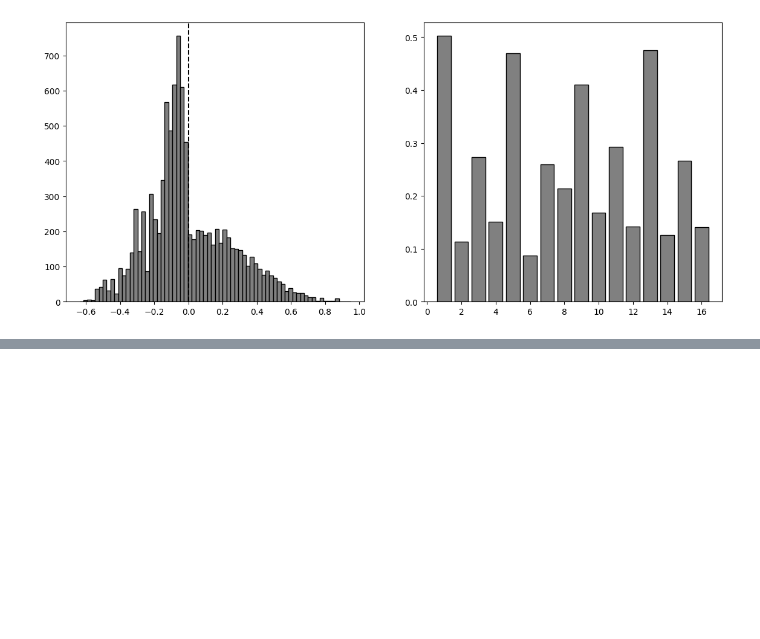
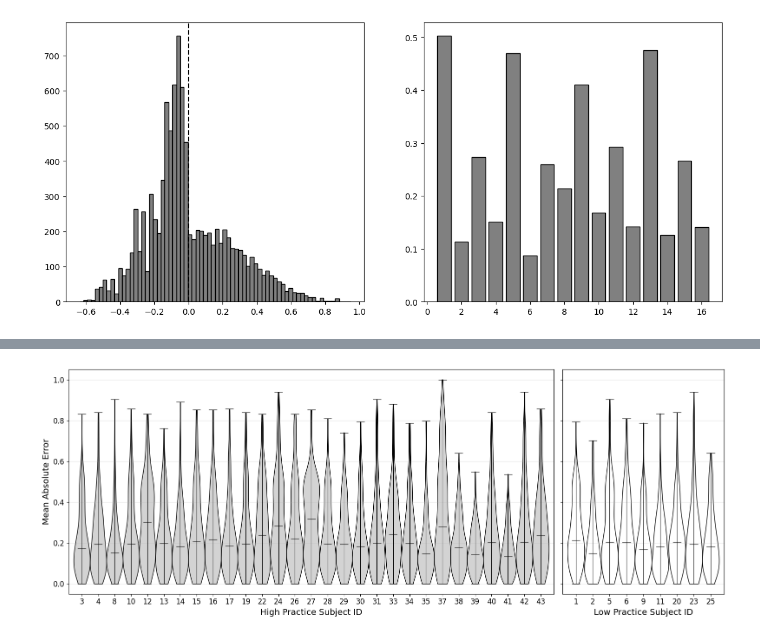
Before and after one commit to peter-clark/investigating-human-tapping-behavior-polyphonic-rhythms, a Jupyter notebook: 6-Tapping_Rhythmic_Contour_of_Polyphonic_Rhythms.ipynb, the cells around one changed output, grey strips where cells are left out. Cells and saved outputs as stored; diff of their text form; code cells hidden in the pictures; blank space fills up the shorter version.

```diff
--- a/6-Tapping_Rhythmic_Contour_of_Polyphonic_Rhythms.ipynb
+++ b/6-Tapping_Rhythmic_Contour_of_Polyphonic_Rhythms.ipynb
@@ -579,0 +729,18 @@ plt.show()
+# %%
+subj_nomusic=[]
+nomusic_idx=[]
+subj_music=[]
+music_idx=[]
+questions=["play_music", "study_music", "perform", "interaction"]
+data=[music_data[idx] for idx in clean_subject_indicies]
+for i in range(len(data)):
+    if float(data[i][0])<3.1:
+        subj_nomusic.append(i)
+        nomusic_idx.append(clean_subject_indicies[i])
+    else:
+        subj_music.append(i)
+        music_idx.append(clean_subject_indicies[i])
+print(f" {len(subj_music)} {len(subj_nomusic)}")
+print(f"{len(subj_nomusic)/n_subjects:.2f}")
+print(f"{outliers} {subj_nomusic}")
+print(nomusic_idx)
@@ -579,0 +752,76 @@ plt.show()
+# %%
+fig,(ax, ax1)=plt.subplots(1,2, figsize=(16,6),sharey=True, gridspec_kw={'width_ratios': [3, 1]})
+
+n=0
+music = []
+nomusic = []
+for i in subj_music:
+    tmp = tap_data_clean[i]
+    v = tmp[ordered_index].ravel()
+    _v = np.abs(mtfp.ravel()-v)
+    #_v = v[v>0.05]
+    violin = ax.violinplot([_v],positions=[n+1], showmedians=True, widths=1.0, vert=True)
+    n+=1
+    for v in violin['bodies']:
+        v.set_facecolor('lightgrey')
+        v.set_edgecolor('black')
+        v.set_linewidth(1)
+        v.set_alpha(1)
+    for partname in ('cbars','cmins','cmaxes','cmedians'):
+        violin[partname].set_edgecolor('black')
+        violin[partname].set_linewidth(0.8)
+        violin[partname].set_alpha(1)
+    music.append(_v)
+
+n=0
+for j in subj_nomusic:
+    tmp = tap_data_clean[j]
+    v = tmp[ordered_index].ravel()
+    _v = np.abs(mtfp.ravel()-v)
+    #_v = v[v>0.05]
+    violin2 = ax1.violinplot([_v],positions=[n+1], showmedians=True, widths=1.0, vert=True)
+    n+=1
+    for v in violin2['bodies']:
+        v.set_facecolor('white')
+        v.set_edgecolor('black')
+        v.set_linewidth(1)
+        v.set_alpha(1)
+    for partname in ('cbars','cmins','cmaxes','cmedians'):
+        violin2[partname].set_edgecolor('black')
+        violin2[partname].set_linewidth(0.8)
+        violin2[partname].set_alpha(1)
+    nomusic.append(_v)
+
+music=np.array(music, dtype=float)
+nomusic=np.array(nomusic, dtype=float)
+music_idx=np.array(music_idx, dtype=float)
+nomusic_idx=np.array(nomusic_idx, dtype=float)
+
+index=np.arange(len(subj_music))+1
+ax.set_xticks(index)
+#ax.set_xticklabels([int(x)+1 for x in subj_music])
+ax.set_xlim([0.2,29.8])
+ax.set_xticks(np.arange(len(subj_music))+1)
+ax.set_xticklabels([int(x)+1 for x in music_idx])
+ax.grid(alpha=0.3, axis='y')
+ax.set_ylabel("Mean Absolute Error", fontsize=14)
+ax.set_xlabel("High Practice Subject ID", fontsize=14)
+ax.tick_params(labelsize=12)
+
+ax1.set_xticks(np.arange(len(subj_nomusic))+1)
+ax1.set_xticklabels([int(x)+1 for x in nomusic_idx])
+ax1.set_xlim([0.2,9.8])
+ax1.grid(alpha=0.3, axis='y')
+#ax1.set_ylabel("Normalized Tap Force", fontsize=14)
+ax1.set_xlabel("Low Practice Subject ID", fontsize=14)
+ax1.tick_params(labelsize=12)
+
+fig.tight_layout()
+plt.show()
+
+cv_music = np.std(music, axis=1)/np.mean(music, axis=1)
+cv_nomusic = np.std(nomusic, axis=1)/np.mean(nomusic, axis=1)
+print(f"{np.mean(np.mean(music, axis=1)):.3f} {np.mean(np.mean(nomusic, axis=1)):.3f}")
+print(f"{np.mean(np.std(music, axis=1)):.3f} {np.mean(np.std(nomusic, axis=1)):.3f}")
+# %% [output]
+[figure, added]
```
Also changed, not shown: parts of 19 cells of this notebook, 3 other files.
